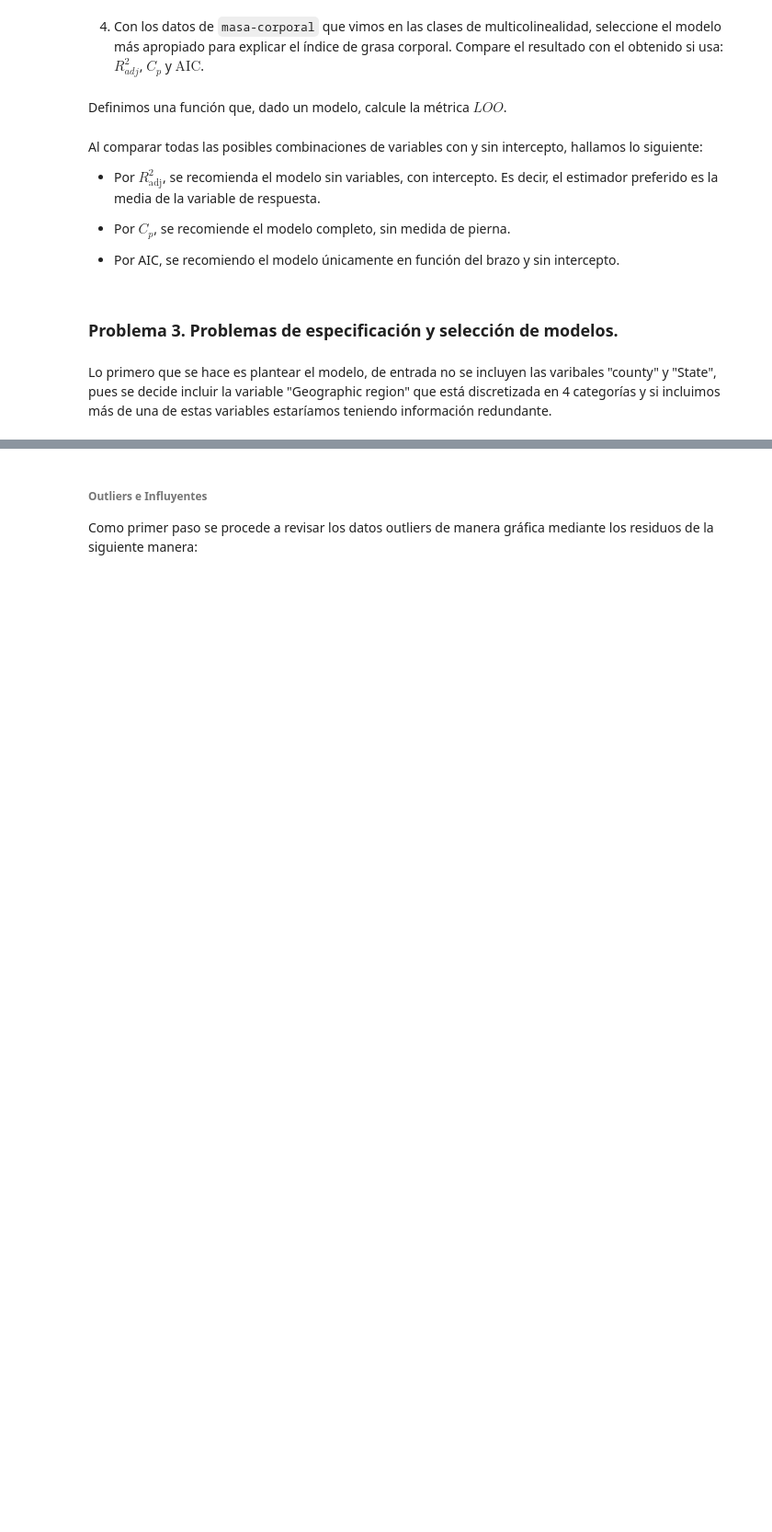
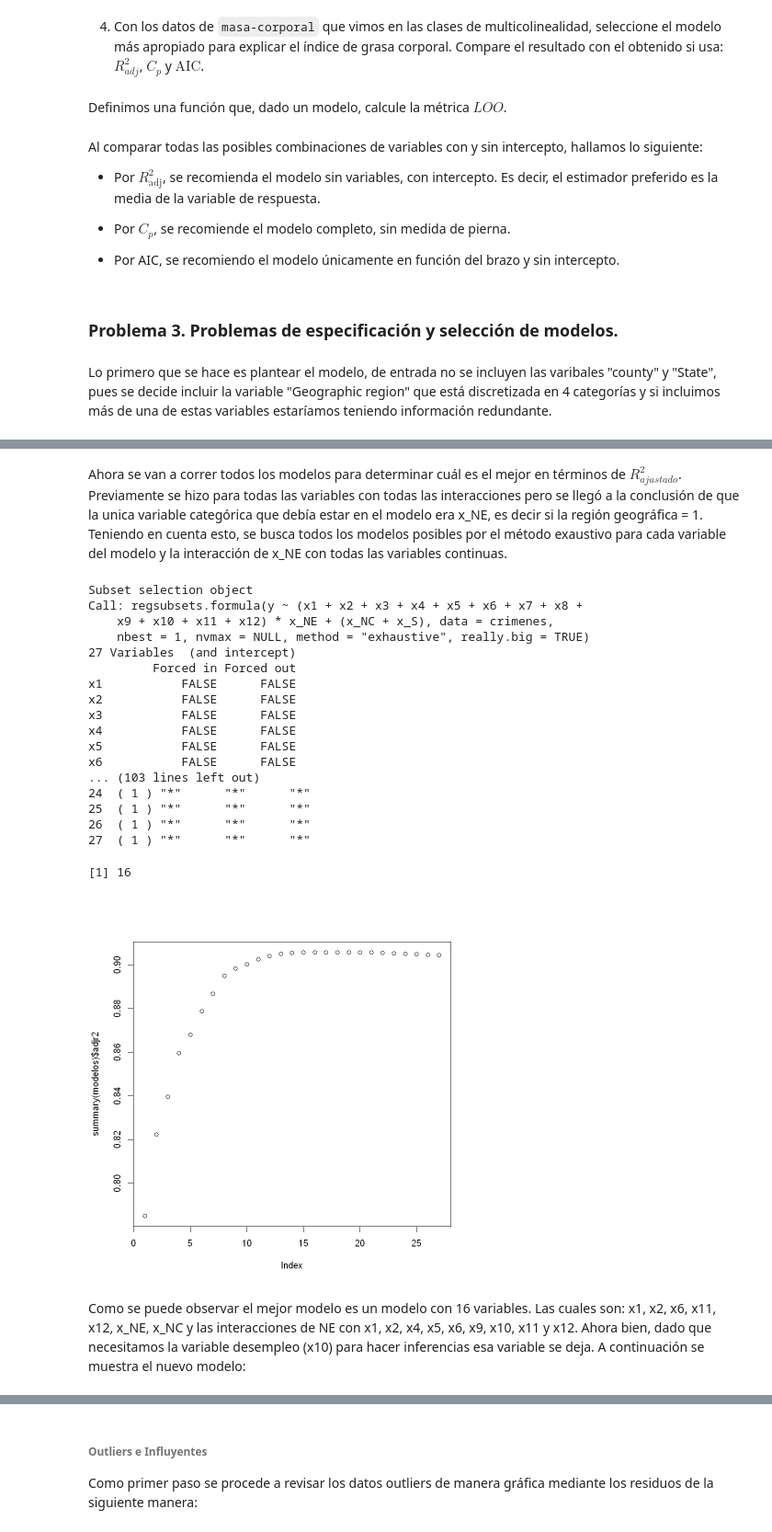
Before and after one commit to MantiMantilla/MEL-2022-2, a Jupyter notebook: Tareas/Tarea 3/Tarea 3.ipynb, the cells around one changed output, grey strips where cells are left out. Shown at 92% size. Cells and saved outputs as stored; diff of their text form; code cells hidden in the pictures; blank space fills up the shorter version.

```diff
--- a/Tareas/Tarea 3/Tarea 3.ipynb
+++ b/Tareas/Tarea 3/Tarea 3.ipynb
@@ -695,0 +666,35 @@ F-statistic: 152.8 on 15 and 424 DF,  p-value: < 2.2e-16
+# %% [markdown]
+Ahora se van a correr todos los modelos para determinar cuál es el mejor en términos de $R^2_{ajustado}$. Previamente se hizo para todas las variables con todas las interacciones pero se llegó a la conclusión de que la unica variable categórica que debía estar en el modelo era x_NE, es decir si la región geográfica = 1. Teniendo en cuenta esto, se busca todos los modelos posibles por el método exaustivo para cada variable del modelo y la interacción de x_NE con todas las variables continuas.
+# %%
+modelos <-
+    regsubsets(y~(x1+x2+x3+x4+x5+x6+x7+x8+x9+x10+x11+x12)*x_NE+(x_NC+x_S),
+               data = crimenes,
+               nbest = 1,
+               nvmax = NULL,
+               method = "exhaustive",
+               really.big=TRUE)
+summary(modelos)
+plot(summary(modelos)$adjr2)
+which.max(summary(modelos)$adjr2)
+# %% [output]
+Subset selection object
+Call: regsubsets.formula(y ~ (x1 + x2 + x3 + x4 + x5 + x6 + x7 + x8 +
+    x9 + x10 + x11 + x12) * x_NE + (x_NC + x_S), data = crimenes,
+    nbest = 1, nvmax = NULL, method = "exhaustive", really.big = TRUE)
+27 Variables  (and intercept)
+         Forced in Forced out
+x1           FALSE      FALSE
+x2           FALSE      FALSE
+x3           FALSE      FALSE
+x4           FALSE      FALSE
+x5           FALSE      FALSE
+x6           FALSE      FALSE
+... (103 lines left out)
+24  ( 1 ) "*"      "*"      "*"
+25  ( 1 ) "*"      "*"      "*"
+26  ( 1 ) "*"      "*"      "*"
+27  ( 1 ) "*"      "*"      "*"
+[1] 16
+[figure, added]
+# %% [markdown]
+Como se puede observar el mejor modelo es un modelo con 16 variables. Las cuales son: x1, x2, x6, x11, x12, x_NE, x_NC y las interacciones de NE con x1, x2, x4, x5, x6, x9, x10, x11 y x12. Ahora bien, dado que necesitamos la variable desempleo (x10) para hacer inferencias esa variable se deja. A continuación se muestra el nuevo modelo:
```
Also changed, not shown: parts of 60 cells of this notebook.
